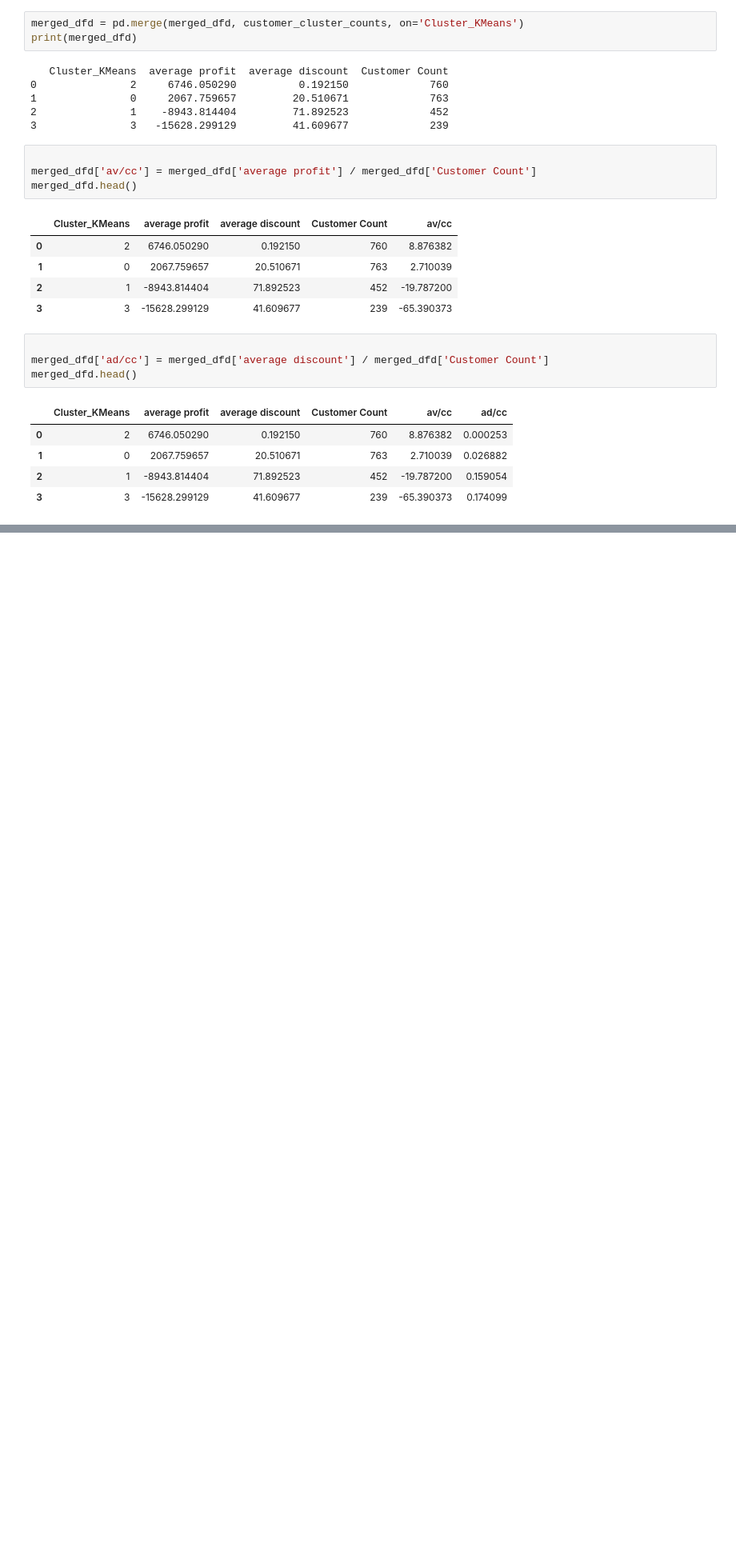
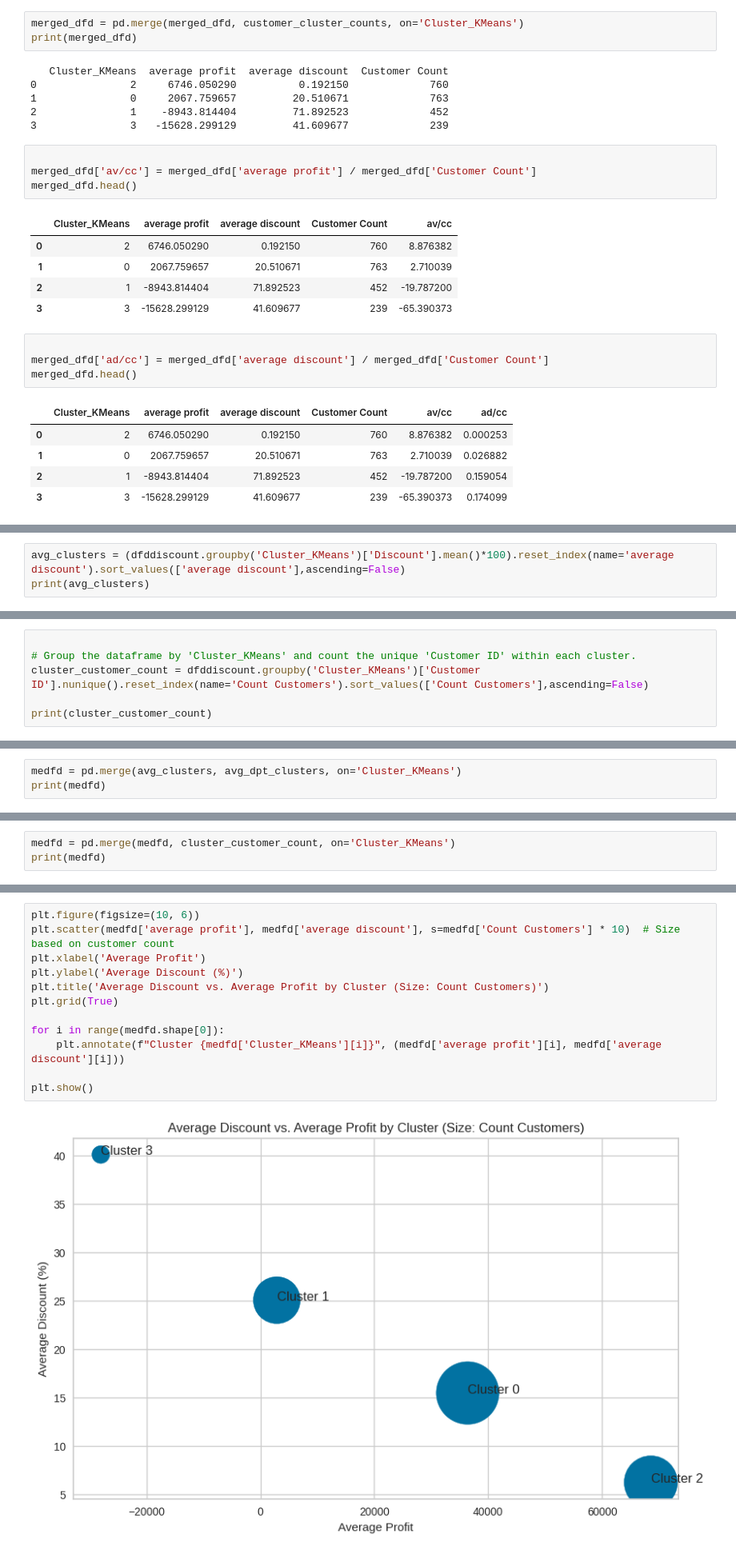
Before and after one commit to sheikita/SDS-Clustering, a Jupyter notebook: TestSegmentation.ipynb, the cells around one changed output, grey strips where cells are left out. Shown at 80% size. Cells and saved outputs as stored; diff of their text form; blank space fills up the shorter version.

```diff
--- a/TestSegmentation.ipynb
+++ b/TestSegmentation.ipynb
@@ -1264,0 +1374,3 @@ plt.show()
+# %%
+avg_clusters = (dfddiscount.groupby('Cluster_KMeans')['Discount'].mean()*100).reset_index(name='average discount').sort_values(['average discount'],ascending=False)
+print(avg_clusters)
@@ -1264,0 +1383,6 @@ plt.show()
+# %%
+
+# Group the dataframe by 'Cluster_KMeans' and count the unique 'Customer ID' within each cluster.
+cluster_customer_count = dfddiscount.groupby('Cluster_KMeans')['Customer ID'].nunique().reset_index(name='Count Customers').sort_values(['Count Customers'],ascending=False)
+
+print(cluster_customer_count)
@@ -1264,0 +1395,3 @@ plt.show()
+# %%
+medfd = pd.merge(avg_clusters, avg_dpt_clusters, on='Cluster_KMeans')
+print(medfd)
@@ -1264,0 +1404,3 @@ plt.show()
+# %%
+medfd = pd.merge(medfd, cluster_customer_count, on='Cluster_KMeans')
+print(medfd)
@@ -1264,0 +1413,14 @@ plt.show()
+# %%
+plt.figure(figsize=(10, 6))
+plt.scatter(medfd['average profit'], medfd['average discount'], s=medfd['Count Customers'] * 10)  # Size based on customer count
+plt.xlabel('Average Profit')
+plt.ylabel('Average Discount (%)')
+plt.title('Average Discount vs. Average Profit by Cluster (Size: Count Customers)')
+plt.grid(True)
+
+for i in range(medfd.shape[0]):
+    plt.annotate(f"Cluster {medfd['Cluster_KMeans'][i]}", (medfd['average profit'][i], medfd['average discount'][i]))
+
+plt.show()
+# %% [output]
+[figure, added]
```
Also changed, not shown: parts of 18 cells of this notebook.
